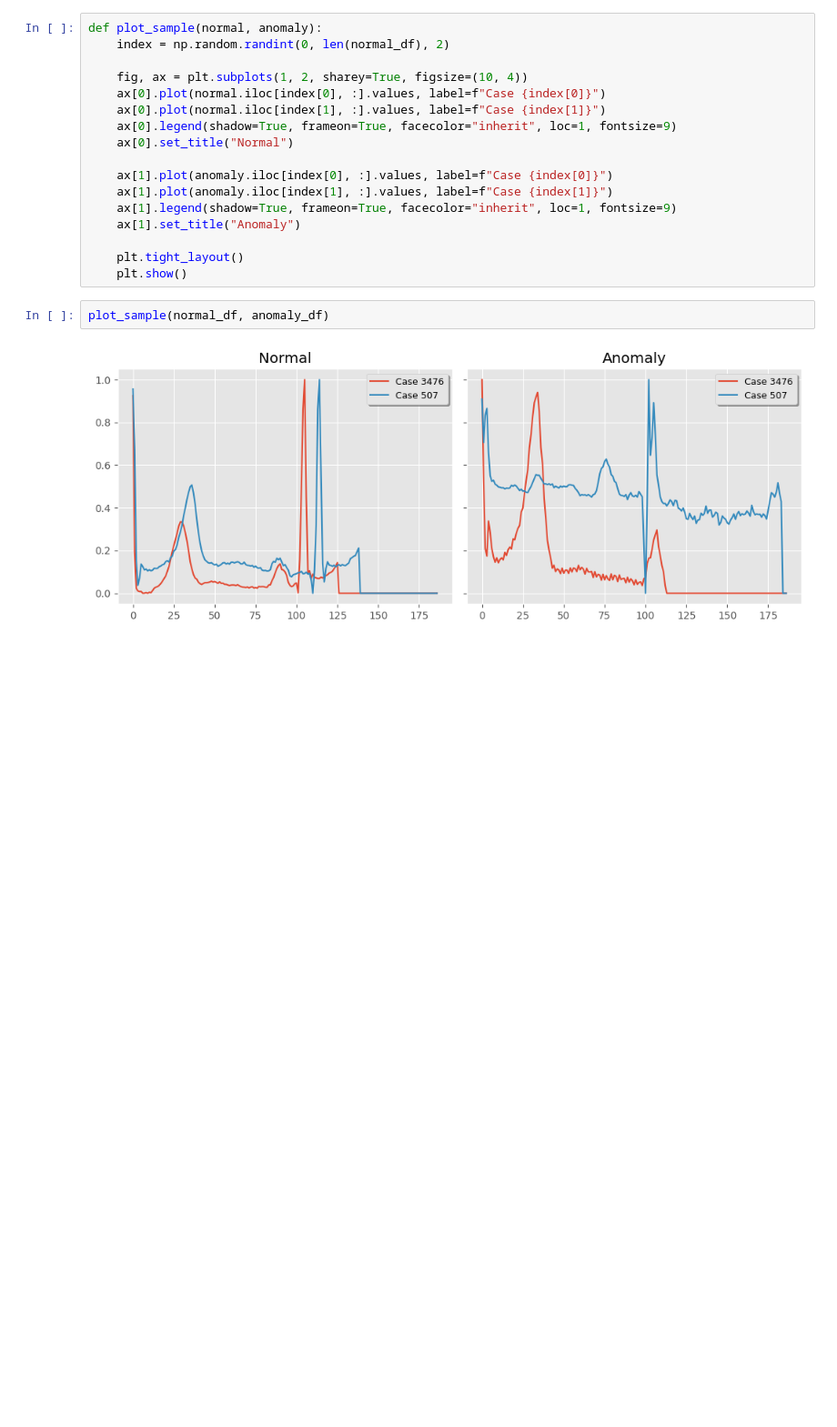
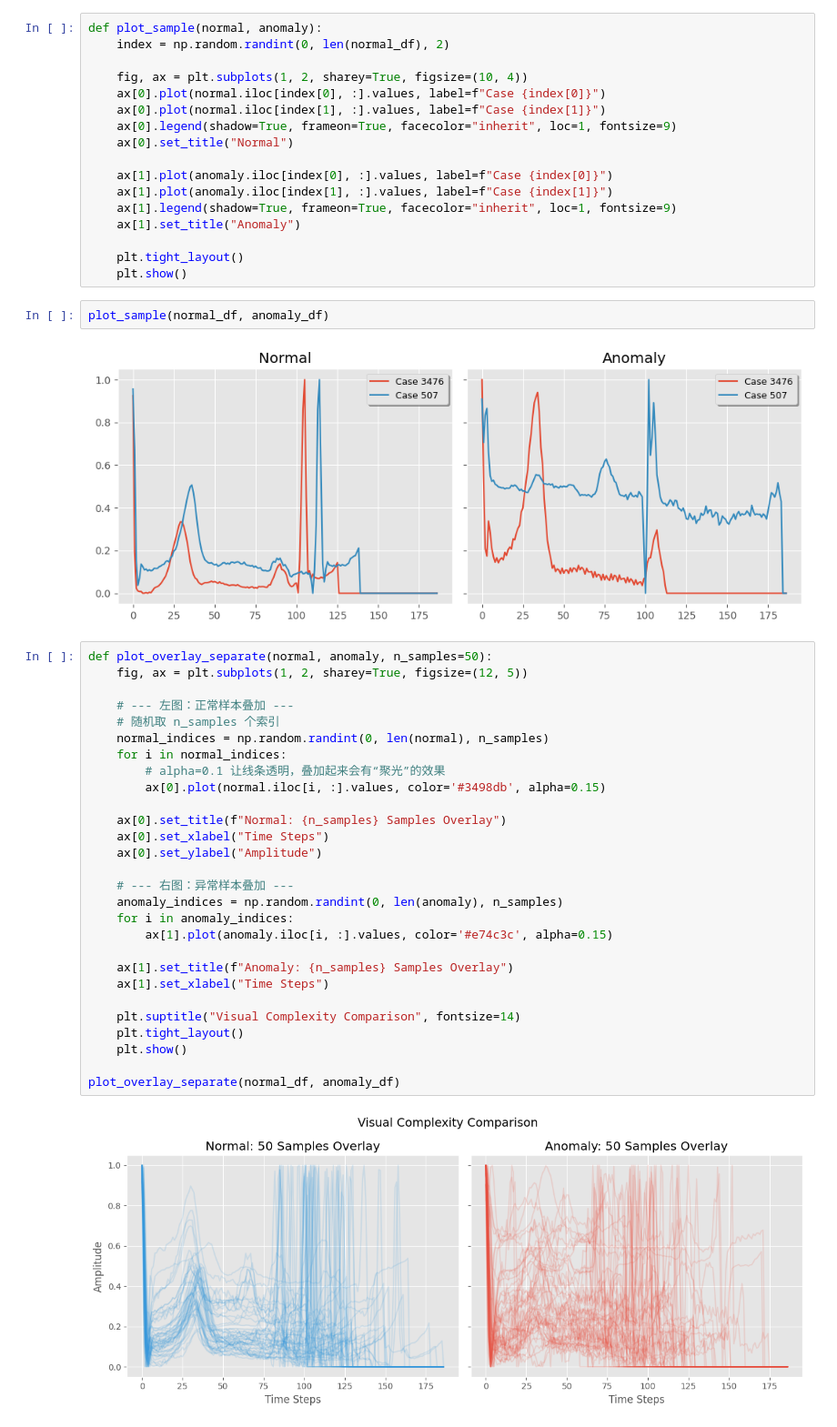
Before and after one commit to Makiato1999/ECG-Detector, a Jupyter notebook: anomaly_detection_cnn_autoencoders.ipynb, the cells around one changed output. Shown: that part at 91% size. Cells and saved outputs as stored; diff of their text form; blank space fills up the shorter version.

```diff
--- a/anomaly_detection_cnn_autoencoders.ipynb
+++ b/anomaly_detection_cnn_autoencoders.ipynb
@@ -88,3 +165,33 @@ def plot_sample(normal, anomaly):
 plot_sample(normal_df, anomaly_df)
 # %% [output]
 [figure]
+# %%
+def plot_overlay_separate(normal, anomaly, n_samples=50):
+    fig, ax = plt.subplots(1, 2, sharey=True, figsize=(12, 5))
+
+    # --- 左图：正常样本叠加 ---
+    # 随机取 n_samples 个索引
+    normal_indices = np.random.randint(0, len(normal), n_samples)
+    for i in normal_indices:
+        # alpha=0.1 让线条透明，叠加起来会有“聚光”的效果
+        ax[0].plot(normal.iloc[i, :].values, color='#3498db', alpha=0.15)
+
+    ax[0].set_title(f"Normal: {n_samples} Samples Overlay")
+    ax[0].set_xlabel("Time Steps")
+    ax[0].set_ylabel("Amplitude")
+
+    # --- 右图：异常样本叠加 ---
+    anomaly_indices = np.random.randint(0, len(anomaly), n_samples)
+    for i in anomaly_indices:
+        ax[1].plot(anomaly.iloc[i, :].values, color='#e74c3c', alpha=0.15)
+
+    ax[1].set_title(f"Anomaly: {n_samples} Samples Overlay")
+    ax[1].set_xlabel("Time Steps")
+
+    plt.suptitle("Visual Complexity Comparison", fontsize=14)
+    plt.tight_layout()
+    plt.show()
+
+plot_overlay_separate(normal_df, anomaly_df)
+# %% [output]
+[figure, added]
```
Also changed, not shown: parts of 3 cells of this notebook.
